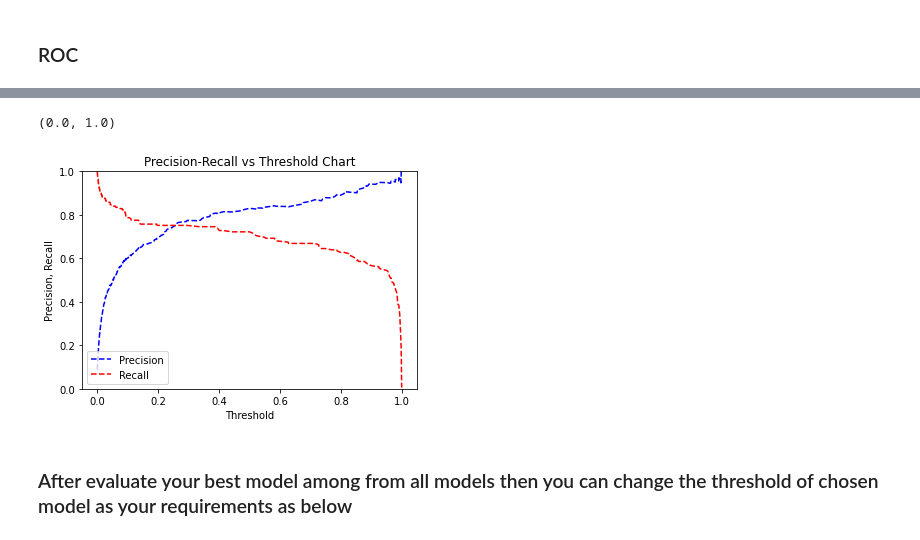
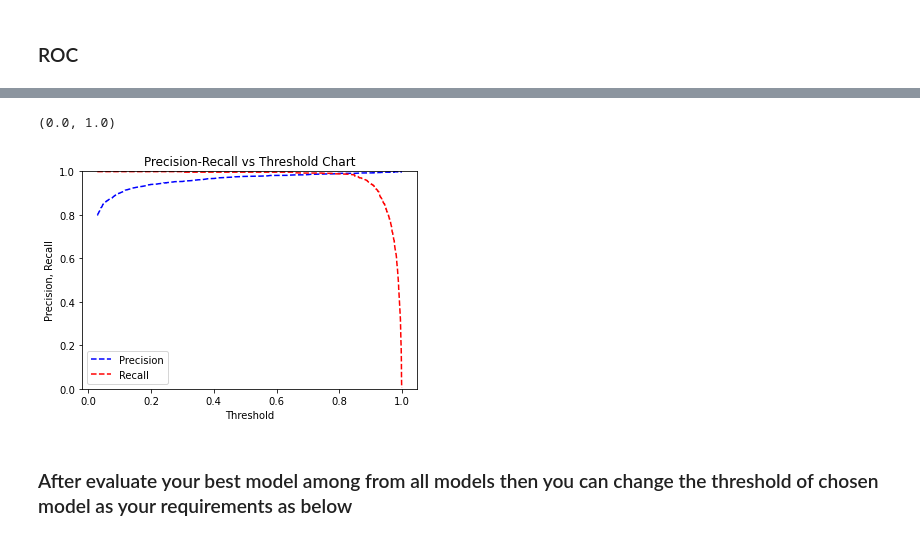
Before and after one commit to OvinduWijethunge/Machine_Learning_Projects, a Jupyter notebook: youtube spam classifier/Xgboost model.ipynb, the cells around one changed output, grey strips where cells are left out. Drawn from its saved outputs; the diff is of its cells as text; code cells hidden in the pictures.

Commit message:
model trainng

```diff
--- a/youtube spam classifier/Xgboost model.ipynb
+++ b/youtube spam classifier/Xgboost model.ipynb
@@ -6,8 +6,9 @@ import numpy as np
 import matplotlib.pyplot as plt
 import seaborn as sns
 # %%
-url = 'https://raw.githubusercontent.com/OvinduWijethunge/Machine_Learning_Projects/version-1/youtube%20spam%20classifier/model.csv'
-df = pd.read_csv(url)
+#url = 'https://raw.githubusercontent.com/OvinduWijethunge/Machine_Learning_Projects/version-1/youtube%20spam%20classifier/model.csv'
+#df = pd.read_csv(url)
+df = pd.read_csv('models.csv')
 # %%
 df.head()
 # %% [output]
@@ -44,10 +46,10 @@ from imblearn.over_sampling import RandomOverSampler
 from collections import Counter
 
 os=RandomOverSampler(0.9)
-X_train_ns,y_train_ns=os.fit_sample(X_train,y_train)
-print("The number of classes before fit {}".format(Counter(y_train)))
-print("The number of classes after fit {}".format(Counter(y_train_ns)))
+X_ns,y_ns=os.fit_sample(X,y)
+print("The number of classes before fit {}".format(Counter(y)))
+print("The number of classes after fit {}".format(Counter(y_ns)))
 
-X_train = X_train_ns
-y_train = y_train_ns
+X = X_ns
+y = y_ns
 # %% [output]
@@ -56,3 +58,6 @@ The number of classes after fit Counter({0: 7865, 1: 7078})
+# %%
+from sklearn.model_selection import train_test_split
+X_train, X_test, y_train, y_test = train_test_split(X, y, test_size=0.3, random_state=42)
 # %% [markdown]
 #### Hyperparameter Tuninng
 # %%
@@ -222,23 +212,23 @@ plt.show()
 # %%
 ### Predict test_y values and probabilities based on xgboost model
-probs_y=best_model.predict_proba(X_test.values)
+probs_y=best_model.predict_proba(X_test)
   # probs_y is a 2-D array of probability of being labeled as 0 (first column of array) vs 1 (2nd column in array)
 
 from sklearn.metrics import precision_recall_curve
-precision, recall, thresholds = precision_recall_curve(y_test.values, probs_y[:, 1])
+precision, recall, thresholds = precision_recall_curve(y_test, probs_y[:, 1])
    #retrieve probability of being 1(in second column of probs_y)
 pr_auc = metrics.auc(recall, precision)
 
 plt.title("Precision-Recall vs Threshold Chart")
 plt.plot(thresholds, precision[: -1], "b--", label="Precision")
 plt.plot(thresholds, recall[: -1], "r--", label="Recall")
 plt.ylabel("Precision, Recall")
 plt.xlabel("Threshold")
 plt.legend(loc="lower left")
 plt.ylim([0,1])
 # %% [output]
 (0.0, 1.0)
-[figure, old version]
+[figure, new version]
 # %%
 # IN spam classification domain we should much concern about reduce the False Positives, for that we have to increase Precision
 # %% [markdown]
```
Also changed, not shown: parts of 20 cells of this notebook, 27 other files.
